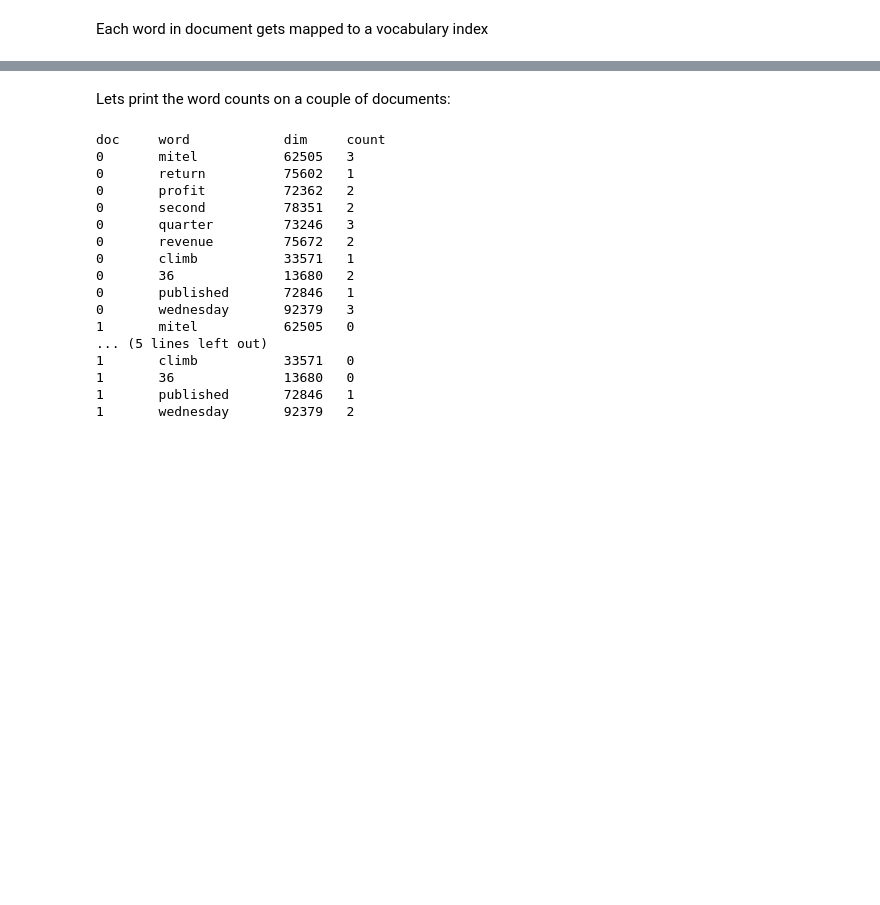
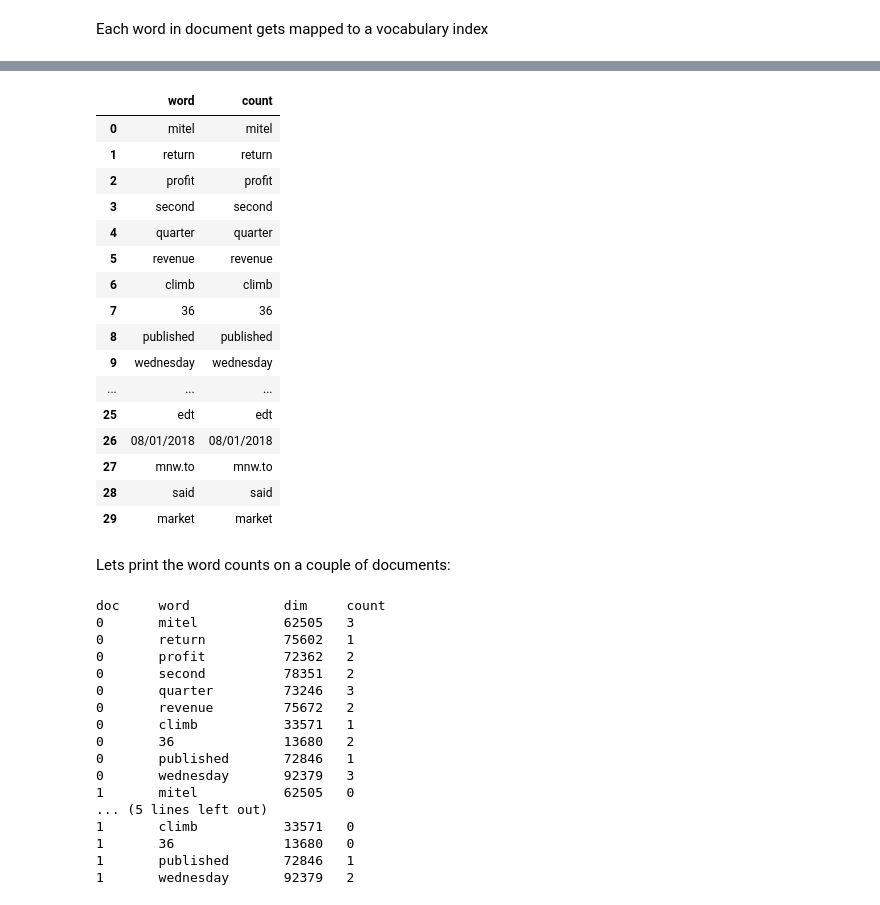
Before and after one commit to Victorcatteau/SPGlobal-OpsCon, a Jupyter notebook: Draft Code/SP Data Processing and Exploration.ipynb, the cells around one changed output, grey strips where cells are left out. Cells and saved outputs as stored; diff of their text form; code cells hidden in the pictures; blank space fills up the shorter version.

```diff
--- a/Draft Code/SP Data Processing and Exploration.ipynb
+++ b/Draft Code/SP Data Processing and Exploration.ipynb
@@ -93,4 +93,5 @@ True
 We define our set of stopwords as the stopwords recensed on nltk ('I','but','however',etc...) plus the punctuation
 # %%
 punctuation=list(string.punctuation)
-stop_words=stopwords.words("english")+punctuation+['``',"''"]
+digits= list(string.digits)
+stop_words=stopwords.words("english")+punctuation+['``',"''",'--']+digits+['pm']
@@ -150,7 +154,12 @@ len(countVectorizer.vocabulary_)
 # %% [markdown]
 Each word in document gets mapped to a vocabulary index
 # %%
-words=list(countVectorizer.vocabulary_.keys())[:10] # only get the first 5 words
+df = pd.DataFrame()
+
+words=list(countVectorizer.vocabulary_.keys())[:30] # only get the first 5 words
 for word in words:
     print( word,countVectorizer.vocabulary_[word])
+
+df=pd.DataFrame(list(countVectorizer.vocabulary_.keys())[:30],columns=['word'])
+df['count']= df['word'].apply(lambda x: countVectorizer.vocabulary_(x))
 # %% [output]
@@ -167,3 +184,23 @@ wednesday 92379
+# %%
+df
+# %% [output]
+|  | word | count |
+| 0 | mitel | mitel |
+| 1 | return | return |
+| 2 | profit | profit |
+| 3 | second | second |
+| 4 | quarter | quarter |
+| 5 | revenue | revenue |
+| 6 | climb | climb |
+| 7 | 36 | 36 |
+| 8 | published | published |
+| 9 | wednesday | wednesday |
+| ... | ... | ... |
+| 25 | edt | edt |
+| 26 | 08/01/2018 | 08/01/2018 |
+| 27 | mnw.to | mnw.to |
+| 28 | said | said |
+| 29 | market | market |
 # %% [markdown]
 Lets print the word counts on  a couple of documents:
 # %%
```
Also changed, not shown: parts of 6 cells of this notebook, 1 other file.
